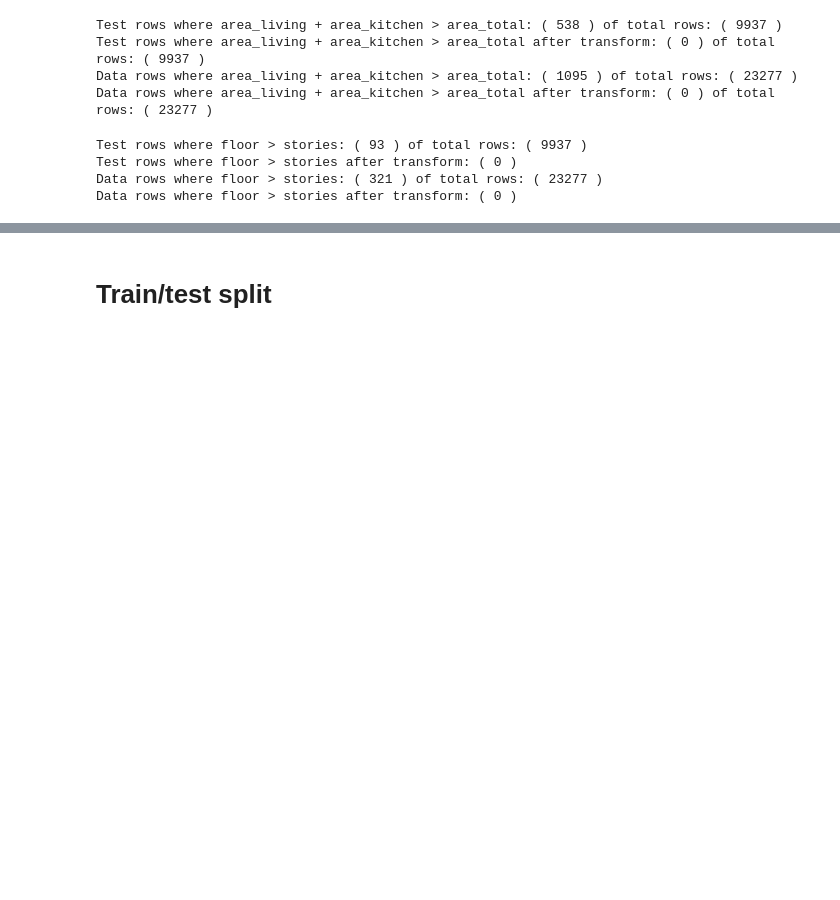
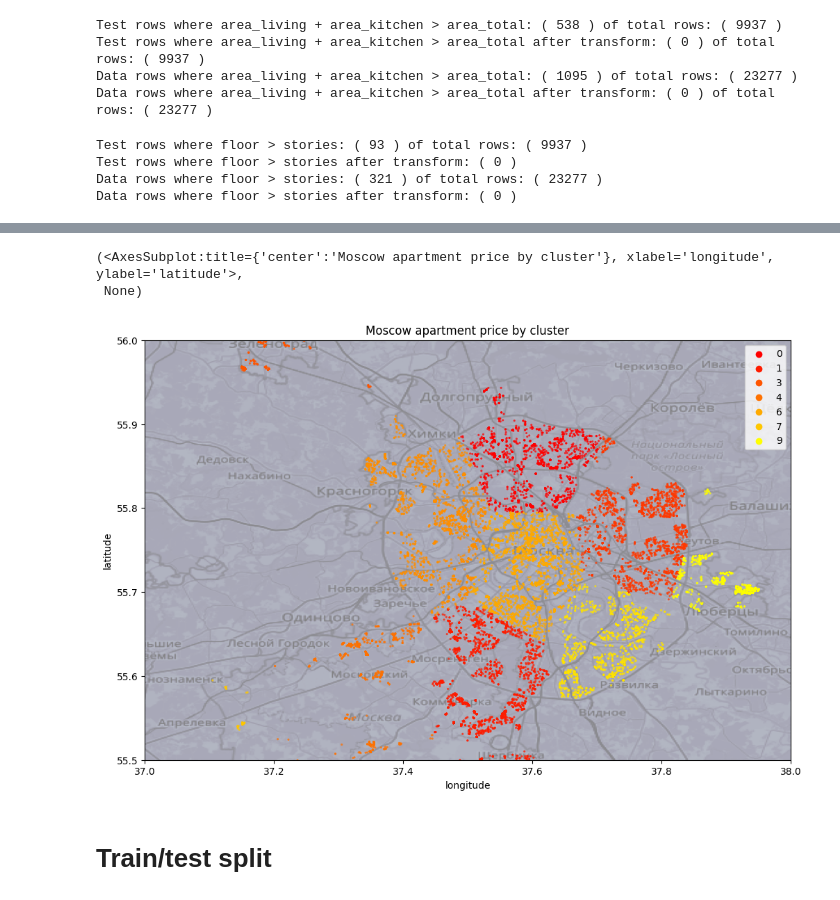
Before and after one commit to BollaBerg/TDT4173-Machine-learning, a Jupyter notebook: Berg - Preprocessing - train-test-split.ipynb, the cells around one changed output, grey strips where cells are left out. Drawn from its saved outputs; the diff is of its cells as text; code cells hidden in the pictures; blank space fills up the shorter version.

```diff
--- a/Berg - Preprocessing - train-test-split.ipynb
+++ b/Berg - Preprocessing - train-test-split.ipynb
@@ -270,3 +329,9 @@ data_test["relative_floor"] = data_test["floor"] / data_test["stories"]
+# %%
+plot_map(data, column="cluster", title="Moscow apartment price by cluster")
+# %% [output]
+(<AxesSubplot:title={'center':'Moscow apartment price by cluster'}, xlabel='longitude', ylabel='latitude'>,
+ None)
+[figure, added]
 # %%
 # layout has lots of missing values - drop the column from data and data_test
 # address and street have string values, so we lose them as well
```
Also changed, not shown: parts of 6 cells of this notebook, 5 other files.
